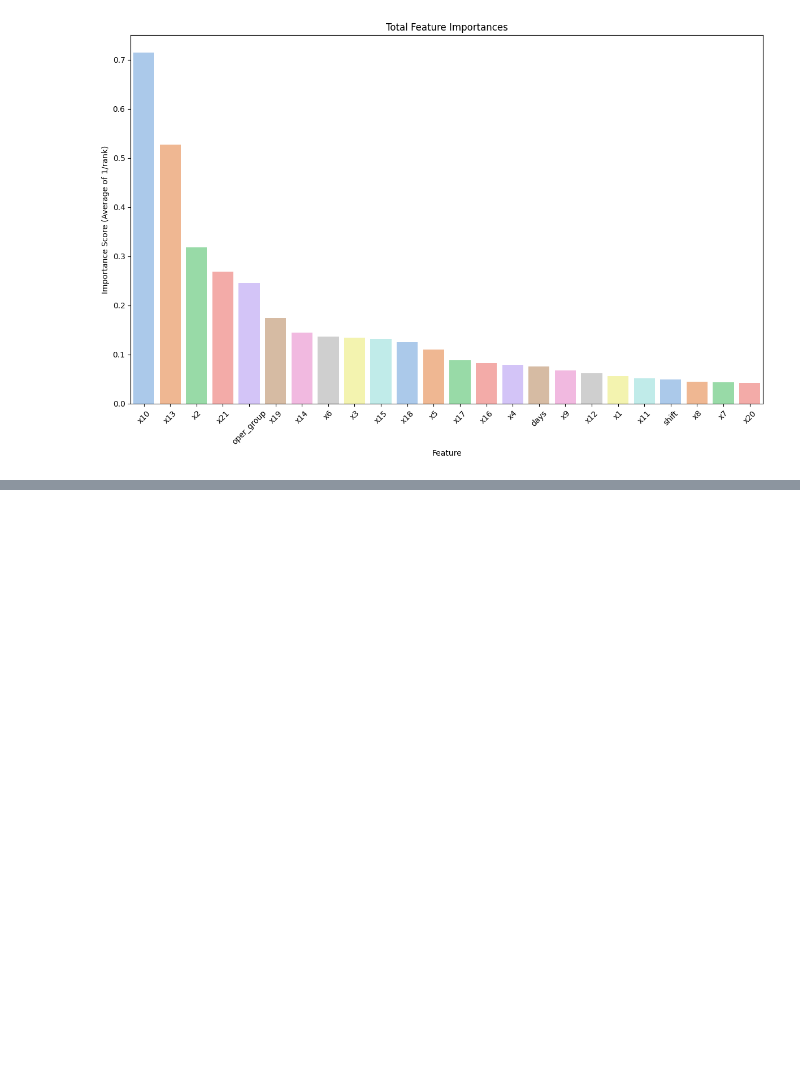
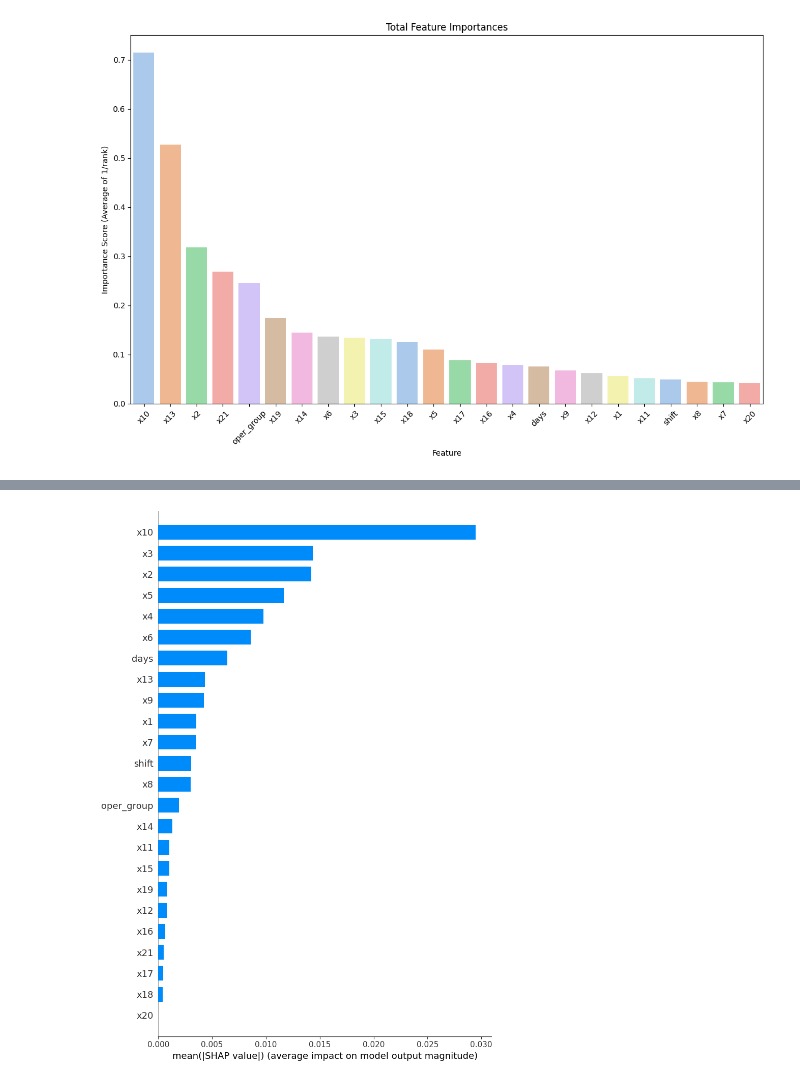
Before and after one commit to doyooni303/SKhynix_2025, a Jupyter notebook: SKhynix_week6/SKhynix_week6_machine_learning.ipynb, the cells around one changed output, grey strips where cells are left out. Cells and saved outputs as stored; diff of their text form; code cells hidden in the pictures; blank space fills up the shorter version.

```diff
--- a/SKhynix_week6/SKhynix_week6_machine_learning.ipynb
+++ b/SKhynix_week6/SKhynix_week6_machine_learning.ipynb
@@ -771,18 +786,37 @@ plt.tight_layout()
 # %%
 # shap.initjs()
+from tqdm import tqdm
+
+# SHAP 관련 로깅 비활성화
+logging.getLogger('shap').setLevel(logging.WARNING)
+logging.getLogger().setLevel(logging.WARNING)
+
+# 경고 메시지도 숨기기
+warnings.filterwarnings('ignore')
+
+
 shap_values_dict = {}
-# sampled_train = X_train.sample(n=min(1000, len(X_train)), random_state=42)
+
 sampled_train = shap.kmeans(X_train, 700)
-sampled_test = X_test.sample(n=min(700, len(X_test)), random_state=42)
+# sampled_train = shap.sample(X_train, min(700, len(X_train)),random_state=2025)
+sampled_test = X_test.sample(n=min(700, len(X_test)), random_state=2025)
 
-for name, model in loaded_models.items():
+for name, model in tqdm(loaded_models.items(),desc = "Calculating SHAP values for models", ncols=100, unit="model"):
     try:
         print(f"\n🔄 {name} 모델에 대한 SHAP 값 계산 중...")
         ex = shap.KernelExplainer(model.predict, sampled_train, link="identity", seed=2025, silent=True)
         shap_values = ex.shap_values(X=sampled_test, nsamples=10)
-        shap.force_plot(ex.expected_value, shap_values, sampled_test, input_columns, out_names=target_column)
-        shap_values_dict[name] = pd.DataFrame(shap_values, columns=input_columns)
-        print(f"✅ {name} 모델 SHAP 값 계산 완료.")
+        # shap.force_plot(ex.expected_value, shap_values, sampled_test, input_columns, out_names=target_column)
+        shap_values_dict[name] = {'df': pd.DataFrame(shap_values, columns=input_columns), 'values': shap_values}
+        print(f"✅ {name} 모델 KernelSHAP 값 계산 완료.")
     except Exception as e:
         print(f"⚠️ {name} 모델에 대한 SHAP 값 계산 중 오류 발생: {e}")
+        print(f" TresExplainer로 시도합니다...")
+        try:
+            ex = shap.TreeExplainer(model)
+            shap_values = ex.shap_values(sampled_test)
+            shap_values_dict[name] = {'df': pd.DataFrame(shap_values, columns=input_columns), 'values': shap_values}
+            print(f"✅ {name} 모델 TreeSHAP 값 계산 완료.")
+        except Exception as e2:
+            print(f"⚠️ {name} 모델에 대한 TreeExplainer 시도 중 오류 발생: {e2}")
 # %% [output]
@@ -898,0 +852,6 @@ shap_values_dict
+# %%
+name = 'Random Forest'
+shap_values = shap_values_dict[name]['values']
+shap.summary_plot(shap_values, sampled_test, feature_names=input_columns, plot_type="bar", max_display=len(input_columns))
+# %% [output]
+[figure, added]
```
Also changed, not shown: parts of 12 cells of this notebook, 8 other files.
